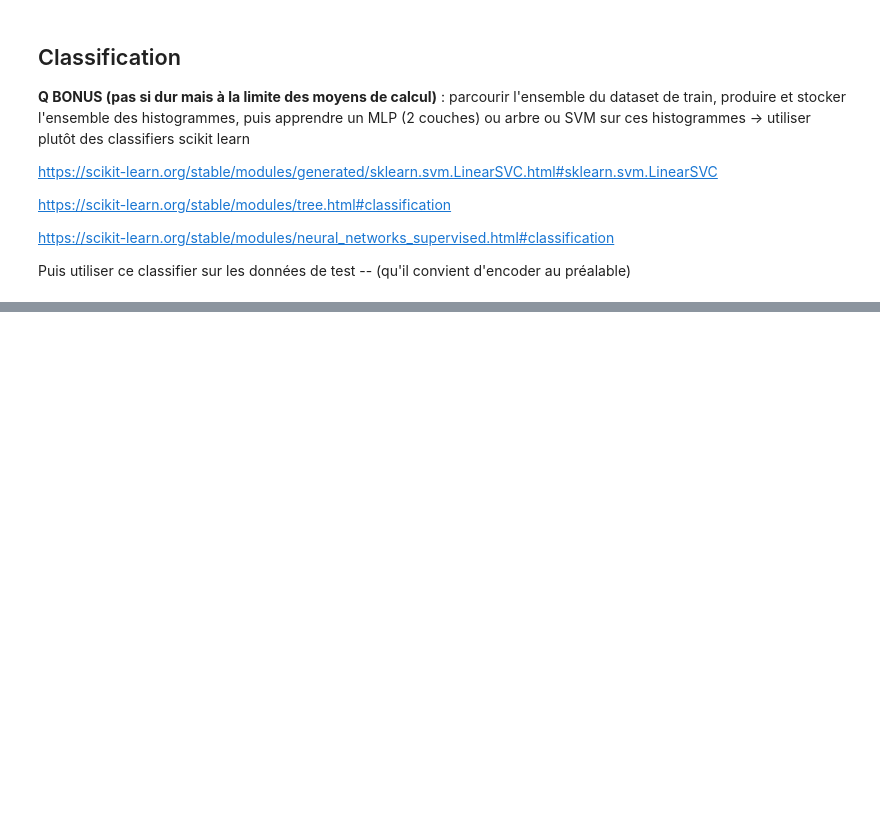
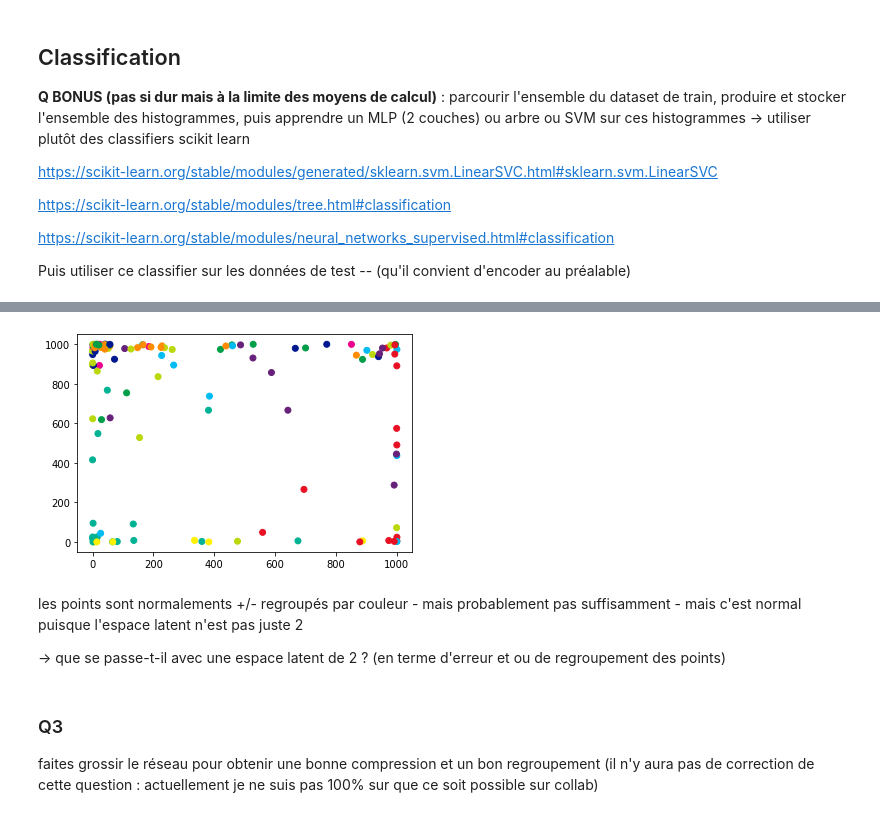
Before and after one commit to achanhon/coursdeeplearningcolab, a Jupyter notebook: bow_mnist.ipynb, the cells around one changed output, grey strips where cells are left out. Cells and saved outputs as stored; diff of their text form; code cells hidden in the pictures; blank space fills up the shorter version.

```diff
--- a/bow_mnist.ipynb
+++ b/bow_mnist.ipynb
@@ -173,0 +342,37 @@ print("TODO")
+# %%
+colors = [
+    "#fff100",
+    "#ff8c00",
+    "#e81123",
+    "#ec008c",
+    "#68217a",
+    "#00188f",
+    "#00bcf2",
+    "#00b294",
+    "#009e49",
+    "#bad80a",
+]
+
+import matplotlib.pyplot as plt
+
+with torch.no_grad():
+    x, y = next(iter(testloader))
+    x = x.cuda()
+    _, code = net(x)
+    code = code.cpu().numpy()
+    code *= 100
+
+    C = [colors[y[i]] for i in range(128)]
+
+    fig = plt.figure()
+    ax = fig.add_subplot(111)
+
+    ax.scatter(code[:, 0], code[:, 1], c=C)
+    plt.show()
+# %% [output]
+[figure, added]
+# %% [markdown]
+les points sont normalements +/- regroupés par couleur - mais probablement pas suffisamment - mais c'est normal puisque l'espace latent n'est pas juste 2
+
+-> que se passe-t-il avec une espace latent de 2 ?
+(en terme d'erreur et ou de regroupement des points)
@@ -173,0 +381,5 @@ print("TODO")
+# %% [markdown]
+### Q3
+
+faites grossir le réseau pour obtenir une bonne compression et un bon regroupement
+(il n'y aura pas de correction de cette question : actuellement je ne suis pas 100% sur que ce soit possible sur collab)
```
Also changed, not shown: parts of 13 cells of this notebook.
